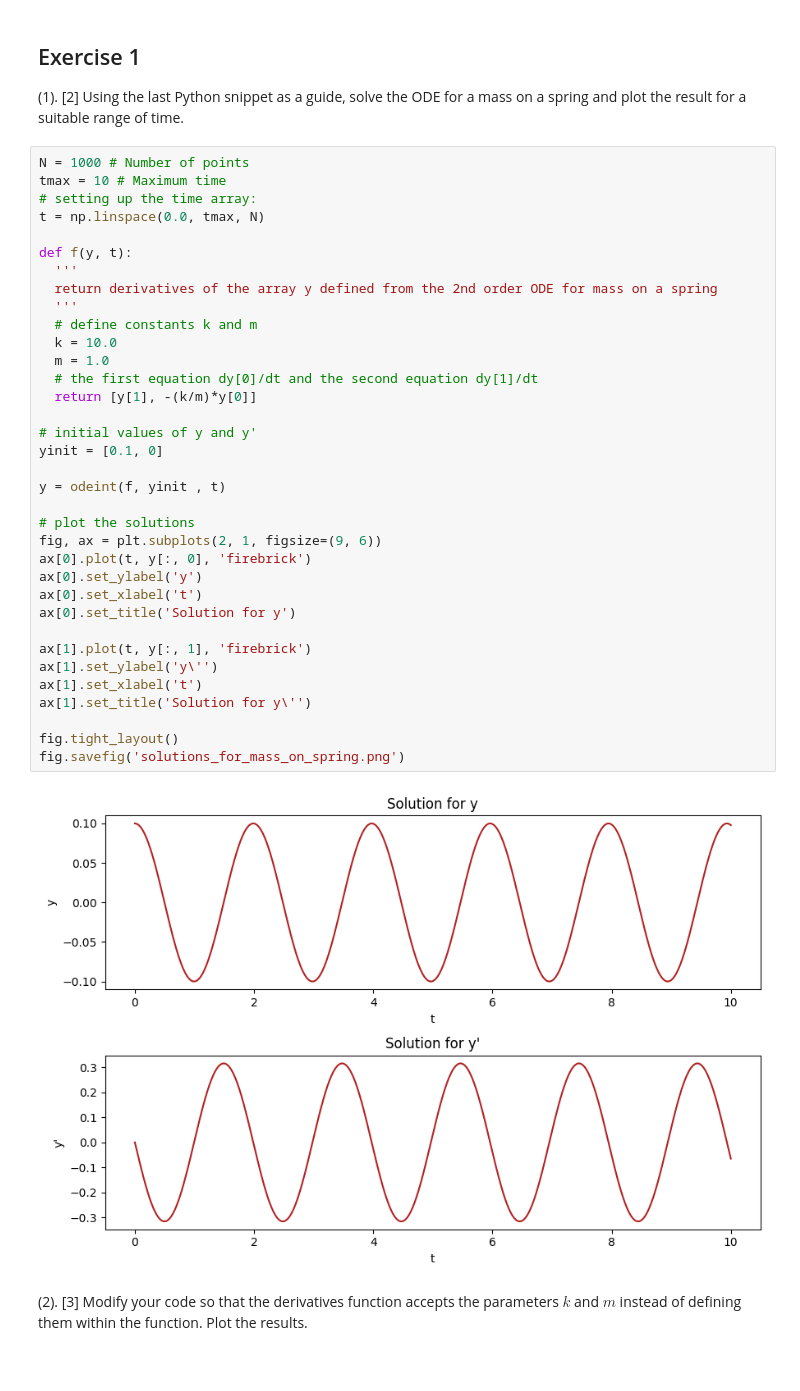
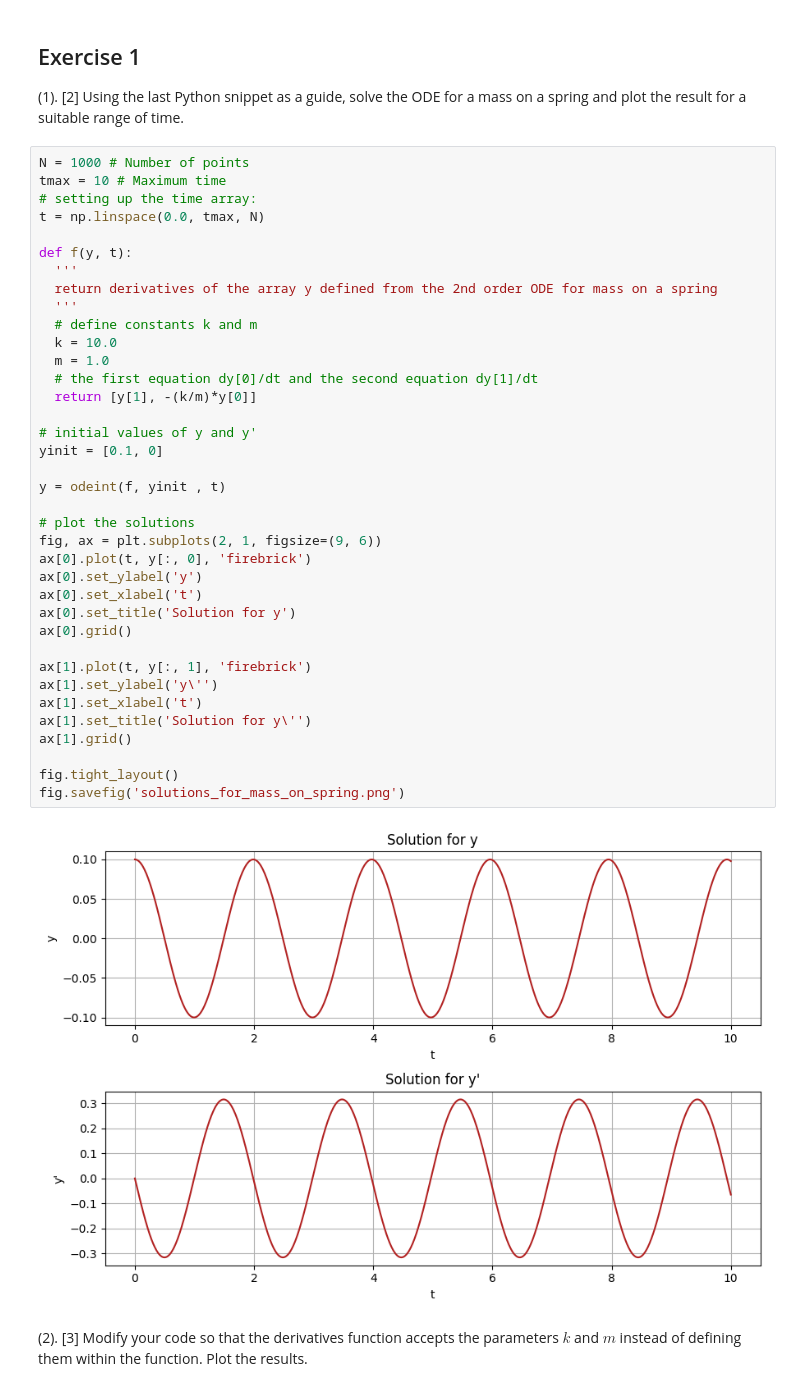
Before and after one commit to PX2145-2025/week-8-b-Ridge-Ewan-313, a Jupyter notebook: ODEs.ipynb, the cells around one changed output. Drawn from its saved outputs; the diff is of its cells as text.

```diff
--- a/ODEs.ipynb
+++ b/ODEs.ipynb
@@ -216,34 +217,36 @@ t = np.linspace(0.0, tmax, N)
 def f(y, t):
   '''
   return derivatives of the array y defined from the 2nd order ODE for mass on a spring
   '''
   # define constants k and m
   k = 10.0
   m = 1.0
   # the first equation dy[0]/dt and the second equation dy[1]/dt
   return [y[1], -(k/m)*y[0]]
 
 # initial values of y and y'
 yinit = [0.1, 0]
 
 y = odeint(f, yinit , t)
 
 # plot the solutions
 fig, ax = plt.subplots(2, 1, figsize=(9, 6))
 ax[0].plot(t, y[:, 0], 'firebrick')
 ax[0].set_ylabel('y')
 ax[0].set_xlabel('t')
 ax[0].set_title('Solution for y')
+ax[0].grid()
 
 ax[1].plot(t, y[:, 1], 'firebrick')
 ax[1].set_ylabel('y\'')
 ax[1].set_xlabel('t')
 ax[1].set_title('Solution for y\'')
+ax[1].grid()
 
 fig.tight_layout()
 fig.savefig('solutions_for_mass_on_spring.png')
 # %% [output]
-[figure, old version]
+[figure, new version]
 # %% [markdown]
  (2). [3] Modify your code so that the derivatives function accepts the parameters $k$ and $m$ instead of defining them within the function. Plot the results.
 # %%
```
Also changed, not shown: parts of 6 cells of this notebook.
